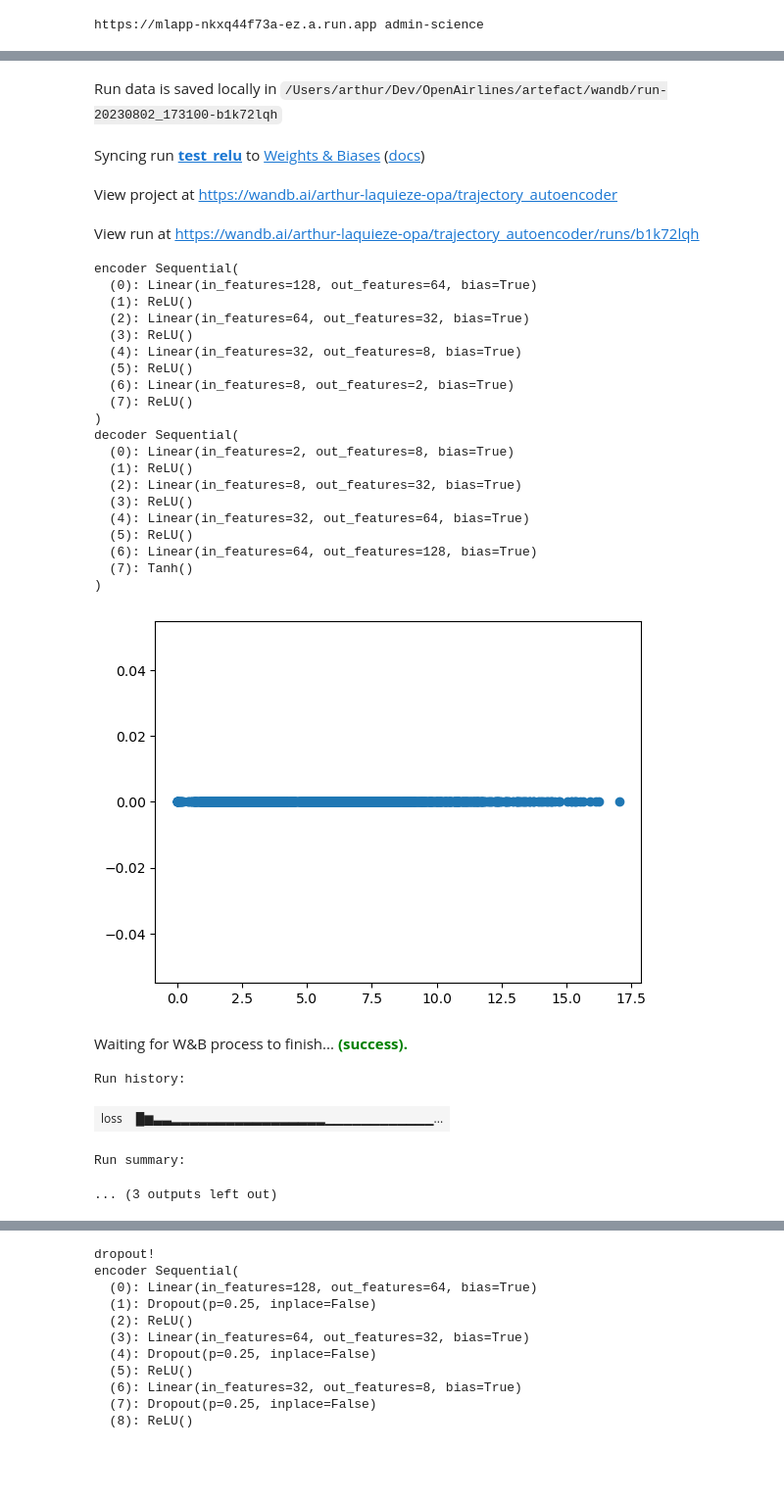
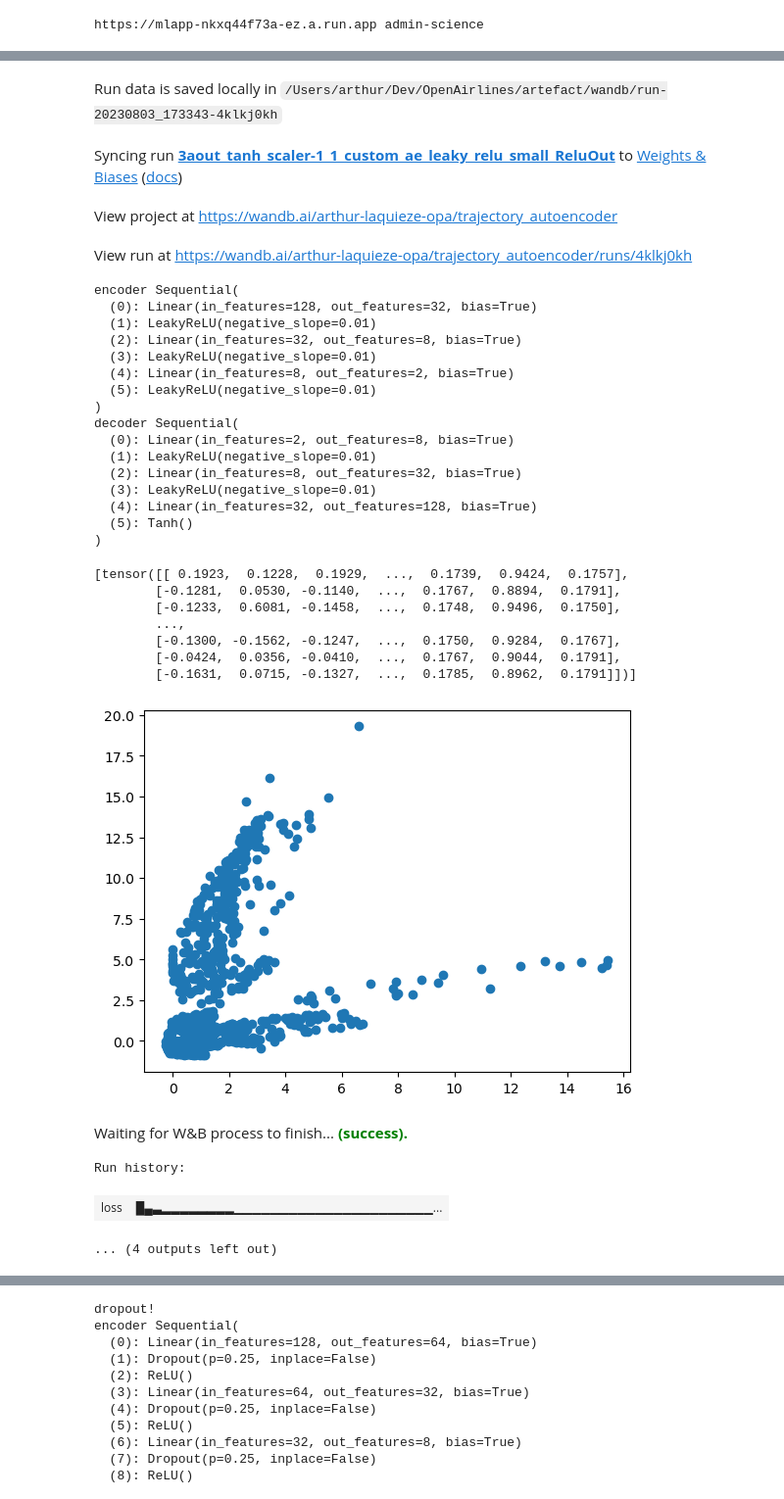
Before and after one commit to arthurlaquieze/artefact, a Jupyter notebook: test.ipynb, the cells around one changed output, grey strips where cells are left out. Shown at 98% size. Drawn from its saved outputs; the diff is of its cells as text; code cells hidden in the pictures; blank space fills up the shorter version.

Commit message:
some latent space clustering

```diff
--- a/test.ipynb
+++ b/test.ipynb
@@ -273,6 +277,7 @@ def train_(
         loss_evolution, re_evolution, kl_evolution = [], [], []
 
         for batch in tqdm(dataloader, desc="batches", leave=True, unit="batch"):
+            # print(batch)
             v = batch[0].to(device)
 
             # if lambda_kl > 0:
@@ -296,7 +301,8 @@ def train_(
                 loss.backward()
                 optimizer.step()
 
-                wandb.log({"loss": loss_evolution[-1]})
+                if wandb.run is not None:
+                    wandb.log({"loss": loss_evolution[-1]})
 
     return (
         model,
@@ -320,9 +372,11 @@ https://mlapp-nkxq44f73a-ez.a.run.app admin-science
 
 device = "cpu"
 
-nb_iterations = 10000
+nb_iterations = 5000
 batch_size = X.shape[0]
 lambda_kl = 0
+lr = 5e-3
+weight_decay = 1e-5
 
 config = {
     "nb_samples": nb_samples,
@@ -332,8 +386,8 @@ config = {
     "lambda_kl": lambda_kl,
     "n_flights": len(t_f),
     # "distance_trajectory": distance_trajectory,
-    # "lr": lr,
-    # "weight_decay": weight_decay,
+    "lr": lr,
+    "weight_decay": weight_decay,
     # "epochs": epochs,
 }
 
@@ -341,10 +395,13 @@ np.random.seed(0)
 
 torch.manual_seed(0)
 
-run_name = "test_relu"
+run_name = "3aout_tanh_scaler-1_1_custom_ae_leaky_relu_small_ReluOut"
 with wandb.init(project="trajectory_autoencoder", name=run_name, config=config) as experiment:  # type: ignore
     # model_ = Autoencoder((nb_samples * nb_features, 32, 8, 2), leaky=False)
-    model_ = Autoencoder((nb_samples * nb_features, 64, 32, 8, 2), leaky=False)
+    # relu = nn.Mish()
+    relu = nn.LeakyReLU()
+    # model_ = AutoencoderDieu((nb_samples * nb_features, 64, 32, 8, 2), relu=relu)
+    model_ = AutoencoderDieu((nb_samples * nb_features, 32, 8, 2), relu=relu, output_layer=nn.Tanh(), reluout=True)
 
     wandb.config["encoder"] = str(model_.encoder)
     wandb.config["decoder"] = str(model_.decoder)
@@ -357,8 +414,8 @@ with wandb.init(project="trajectory_autoencoder", name=run_name, config=config)
         batch_size,
         lambda_kl,
         # distance_trajectory,
-        # lr,
-        # weight_decay,
+        lr=lr,
+        weight_decay=weight_decay,
         # epochs,
     )
 
@@ -370,56 +427,59 @@ with wandb.init(project="trajectory_autoencoder", name=run_name, config=config)
 
         fig = plt.figure()
         # ax = fig.add_subplot(projection='3d')
         ax = fig.add_subplot()
         # ax.scatter(latent[:, 0], latent[:, 1],c=latent[:, 2])
         # ax.scatter(latent[:, 0], latent[:, 1], latent[:, 2])
         ax.scatter(latent[:, 0], latent[:, 1])
         plt.savefig(f"./data/plots/latent/{wandb.run.name}.png")
 
         wandb.log({"latent_space": wandb.Image(fig)})
+        wandb.log({"latent": latent})
         plt.show()
         plt.close()
         # wandb.log_artifact(f"./data/plots/latent/{wandb.run.name}.png")
 
     if True:
         img_save_path = Path(f"./data/plots/reconstructions/{wandb.run.name}/")
         img_save_path.mkdir(parents=True, exist_ok=True)
         figs = plot_reconstruction(flight_selection, t_f, model_, img_save_path)
         # wandb.log_artifact(img_save_path)
         wandb.log({"reconstructions": [wandb.Image(fig) for fig in figs]})
 # %% [output]
 wandb version 0.15.8 is available! To upgrade, please run: $ pip install wandb --upgrade
 Tracking run with wandb version 0.15.7
-Run data is saved locally in /Users/arthur/Dev/OpenAirlines/artefact/wandb/run-20230802_173100-b1k72lqh
+Run data is saved locally in /Users/arthur/Dev/OpenAirlines/artefact/wandb/run-20230803_173343-4klkj0kh
-Syncing run test_relu to Weights & Biases (docs)
+Syncing run 3aout_tanh_scaler-1_1_custom_ae_leaky_relu_small_ReluOut to Weights & Biases (docs)
 View project at https://wandb.ai/arthur-laquieze-opa/trajectory_autoencoder
-View run at https://wandb.ai/arthur-laquieze-opa/trajectory_autoencoder/runs/b1k72lqh
+View run at https://wandb.ai/arthur-laquieze-opa/trajectory_autoencoder/runs/4klkj0kh
 encoder Sequential(
-  (0): Linear(in_features=128, out_features=64, bias=True)
-  (1): ReLU()
-  (2): Linear(in_features=64, out_features=32, bias=True)
-  (3): ReLU()
-  (4): Linear(in_features=32, out_features=8, bias=True)
-  (5): ReLU()
-  (6): Linear(in_features=8, out_features=2, bias=True)
-  (7): ReLU()
+  (0): Linear(in_features=128, out_features=32, bias=True)
+  (1): LeakyReLU(negative_slope=0.01)
+  (2): Linear(in_features=32, out_features=8, bias=True)
+  (3): LeakyReLU(negative_slope=0.01)
+  (4): Linear(in_features=8, out_features=2, bias=True)
+  (5): LeakyReLU(negative_slope=0.01)
 )
 decoder Sequential(
   (0): Linear(in_features=2, out_features=8, bias=True)
-  (1): ReLU()
+  (1): LeakyReLU(negative_slope=0.01)
   (2): Linear(in_features=8, out_features=32, bias=True)
-  (3): ReLU()
-  (4): Linear(in_features=32, out_features=64, bias=True)
-  (5): ReLU()
-  (6): Linear(in_features=64, out_features=128, bias=True)
-  (7): Tanh()
+  (3): LeakyReLU(negative_slope=0.01)
+  (4): Linear(in_features=32, out_features=128, bias=True)
+  (5): Tanh()
 )
+[tensor([[ 0.1923,  0.1228,  0.1929,  ...,  0.1739,  0.9424,  0.1757],
+        [-0.1281,  0.0530, -0.1140,  ...,  0.1767,  0.8894,  0.1791],
+        [-0.1233,  0.6081, -0.1458,  ...,  0.1748,  0.9496,  0.1750],
+        ...,
+        [-0.1300, -0.1562, -0.1247,  ...,  0.1750,  0.9284,  0.1767],
+        [-0.0424,  0.0356, -0.0410,  ...,  0.1767,  0.9044,  0.1791],
+        [-0.1631,  0.0715, -0.1327,  ...,  0.1785,  0.8962,  0.1791]])]
-[figure, old version]
+[figure, new version]
 Waiting for W&B process to finish... (success).
-Run history:
+Run history:
-| loss | █▆▃▃▂▂▂▂▂▂▂▂▂▂▂▂▂▂▂▂▂▁▁▁▁▁▁▁▁▁▁▁▁... |
+| loss | █▄▃▂▂▂▂▂▂▂▂▁▁▁▁▁▁▁▁▁▁▁▁▁▁▁▁▁▁▁▁▁▁... |
-Run summary:
-... (3 outputs left out)
+... (4 outputs left out)
 # %%
 # model_ = Autoencoder((nb_samples * nb_features, 64, 32, 8, 2))
 # model_ = Autoencoder((nb_samples * nb_features, 32, 8, 2), dropout=0.1)
```
Also changed, not shown: parts of 30 cells of this notebook.
